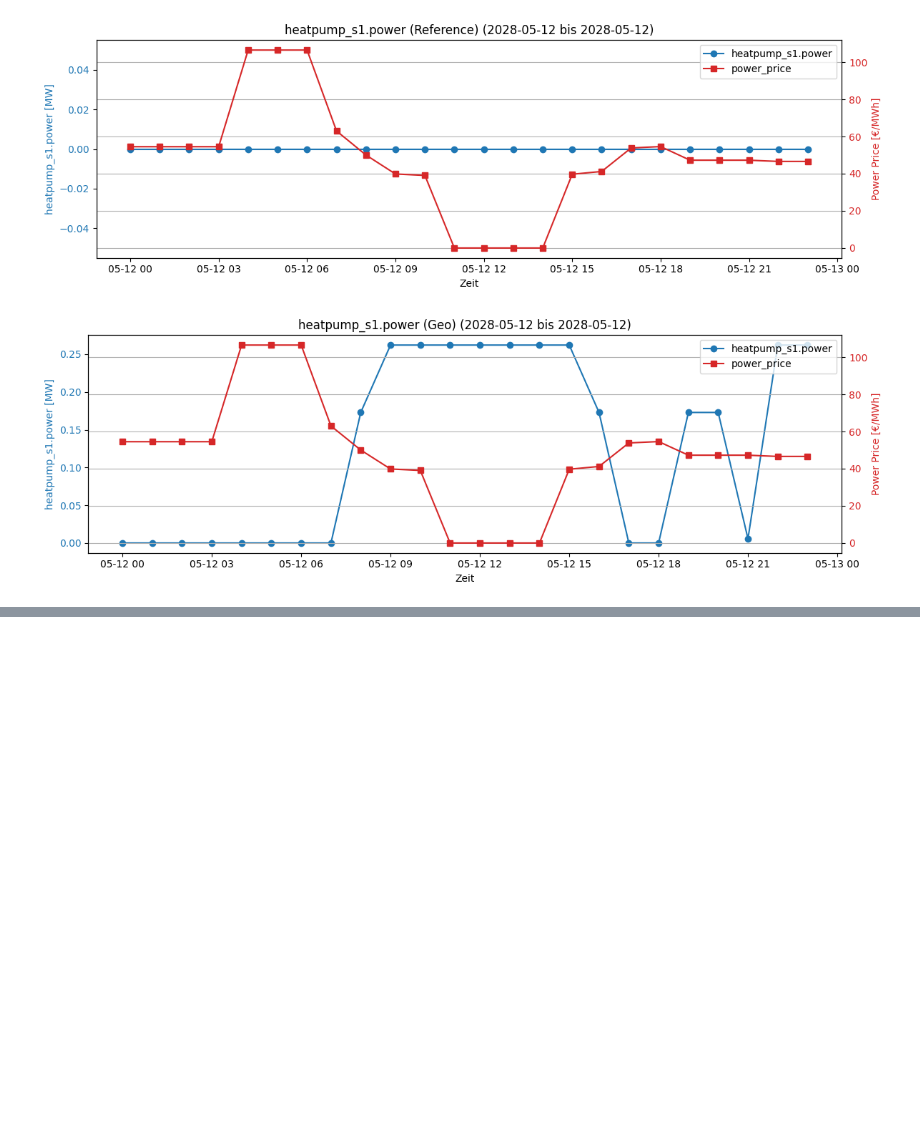
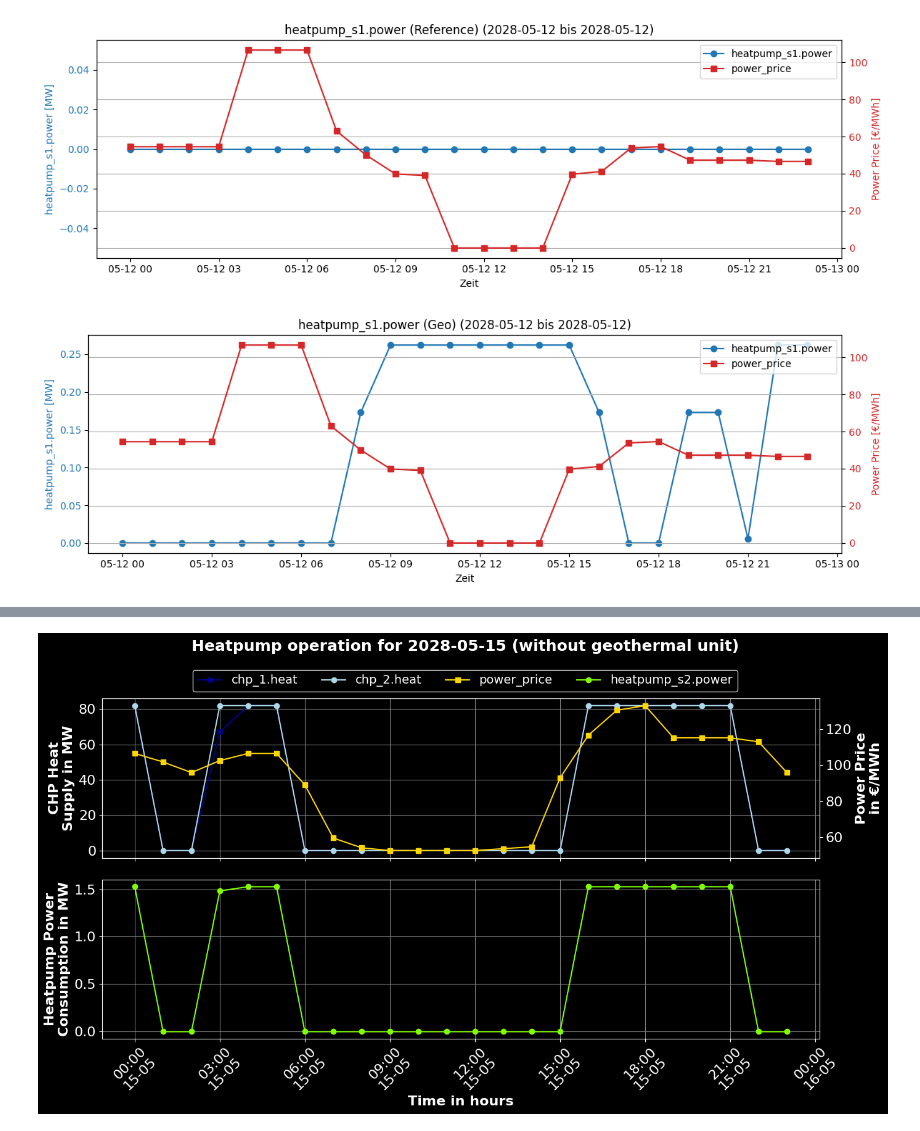
Before and after one commit to HTWK-Interconnected-Energy-Systems/BURN4H2, a Jupyter notebook: postprocessing/validation.ipynb, the cells around one changed output, grey strips where cells are left out. Cells and saved outputs as stored; diff of their text form; code cells hidden in the pictures; blank space fills up the shorter version.

```diff
--- a/postprocessing/validation.ipynb
+++ b/postprocessing/validation.ipynb
@@ -182,0 +272,98 @@ for var in variables_to_plot:
+# %%
+import pandas as pd
+import matplotlib.pyplot as plt
+from matplotlib.dates import DateFormatter
+
+# Set dark background style
+plt.style.use('dark_background')
+plt.rcParams.update({'font.size': 16})
+
+def load_and_prepare_data(filepath):
+    """Load CSV and prepare datetime index."""
+    df = pd.read_csv(filepath)
+    df.index = pd.date_range(start='2028-01-01 00:00:00',
+                             periods=len(df),
+                             freq='H')
+    return df
+
+def select_day(df, day):
+    """Select one day (24h) from the dataframe."""
+    day_start = pd.Timestamp(day)
+    day_end = day_start + pd.Timedelta(hours=23)
+    return df.loc[day_start:day_end]
+
+def plot_day(df, day, title_suffix="(Reference)"):
+    """Create a composite plot consisting of two subplots for an entire day."""
+    df_day = select_day(df, day)
+
+    fig, (ax1, ax2) = plt.subplots(2, 1, figsize=(14,8), sharex=True)
+
+    # Set background colors to black
+    fig.patch.set_facecolor('black')
+    ax1.set_facecolor('black')
+    ax2.set_facecolor('black')
+
+    # Subplot 1
+    ax1.plot(df_day.index, df_day['chp_1.heat'], color='darkblue', marker='o', label='chp_1.heat')
+    ax1.plot(df_day.index, df_day['chp_2.heat'], color='lightblue', marker='o', label='chp_2.heat')
+    ax1.set_ylabel('CHP Heat\nSupply in MW', color='white', fontweight='bold')
+    ax1.grid(True, color='gray')
+
+    ax1b = ax1.twinx()
+    ax1b.plot(df_day.index, df_day['power_price'], color='gold', marker='s', label='power_price')
+    ax1b.set_ylabel('Power Price\nin €/MWh', color='white', fontweight='bold')
+
+    # Subplot 2
+    ax2.plot(df_day.index, df_day['heatpump_s2.power'], color='chartreuse', marker='o', label='heatpump_s2.power')
+    ax2.set_ylabel('Heatpump Power\nConsumption in MW', color='white', fontweight='bold')
+    ax2.set_xlabel('Time in hours', color='white', fontweight='bold')
+    ax2.grid(True, color='gray')
+
+    # Set tick colors to white
+    ax1.tick_params(colors='white')
+    ax2.tick_params(colors='white')
+    ax1b.tick_params(colors='white')
+
+    # Collect legends from both subplots and secondary y-axis
+    lines1, labels1 = ax1.get_legend_handles_labels()
+    lines1b, labels1b = ax1b.get_legend_handles_labels()
+    lines2, labels2 = ax2.get_legend_handles_labels()
+    all_lines = lines1 + lines1b + lines2
+    all_labels = labels1 + labels1b + labels2
+
+    # Set suptitle in white
+    fig.suptitle(f"Heatpump operation for {df_day.index[0].strftime('%Y-%m-%d')} {title_suffix}",
+                 fontsize=18, color='white', fontweight='bold', y=0.98)
+
+
+
+    # Place legend below the suptitle
+    legend = fig.legend(all_lines, all_labels, loc='upper center', ncol=4, fontsize=14, bbox_to_anchor=(0.5, 0.93))
+    legend.get_frame().set_facecolor('black')
+    legend.get_frame().set_edgecolor('white')
+
+    # Adjust spacing
+    fig.subplots_adjust(top=0.25)
+
+    # X-axis format: time in hh:mm with day as dd-mm
+    formatter = DateFormatter("%H:%M\n%d-%m")
+    ax2.xaxis.set_major_formatter(formatter)
+    plt.setp(ax2.xaxis.get_majorticklabels(), rotation=45, color='white')
+
+    plt.tight_layout(rect=[0, 0, 1, 0.95])
+    plt.show()
+
+# Load data
+df_ref = load_and_prepare_data('../data/output/gee23_ST-min_NW-ref_2028_output.csv')
+df_geo = load_and_prepare_data('../data/output/gee23_ST-min_NW-ref_2028_output_geo.csv')
+
+# Select the day you want to plot
+selected_day = '2028-05-15'
+
+# Plot the composite figure for the reference case
+plot_day(df_ref, selected_day, title_suffix="(without geothermal unit)")
+
+# To plot for the geo case, uncomment the following:
+plot_day(df_geo, selected_day, title_suffix="(with geothermal unit)")
+# %% [output]
+[figure, added]
```
Also changed, not shown: parts of 3 cells of this notebook.
